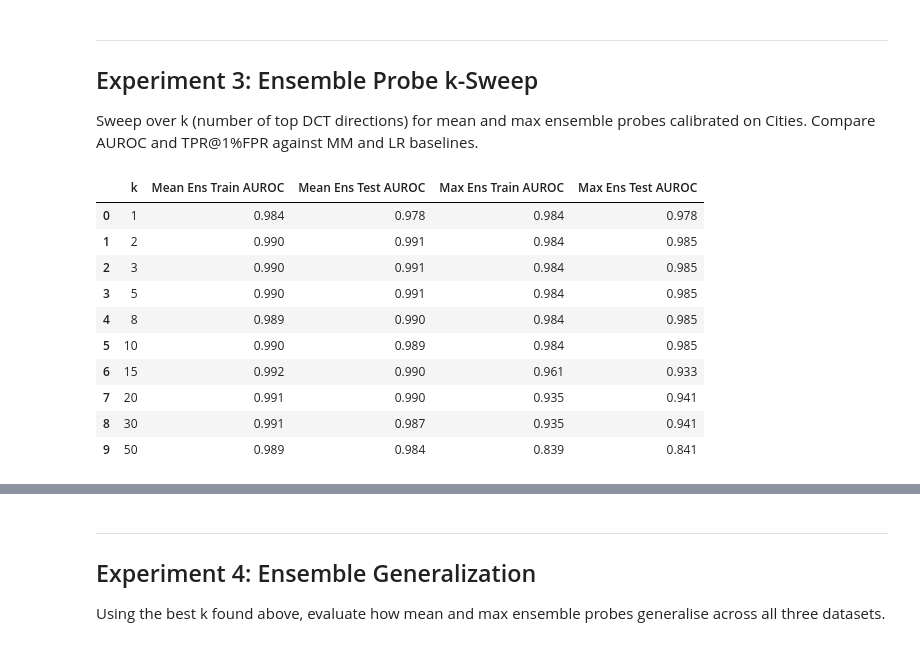
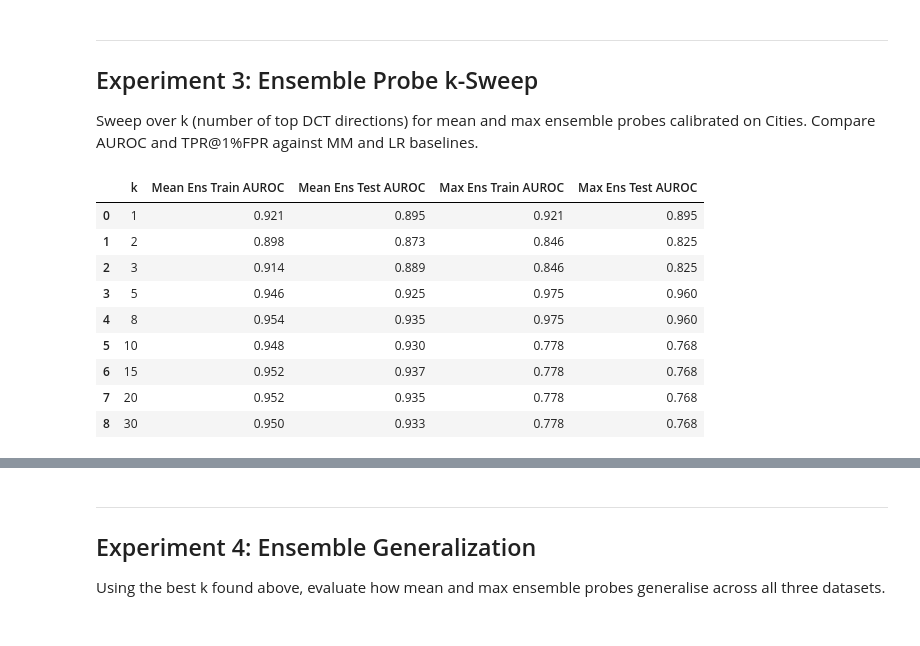
Before and after one commit to andrewstephenfletcher/SPAR-causal-probes, a Jupyter notebook: dct_probes/dct_probe_analysis_v2.ipynb, the cells around one changed output, grey strips where cells are left out. Drawn from its saved outputs; the diff is of its cells as text; code cells hidden in the pictures.

```diff
--- a/dct_probes/dct_probe_analysis_v2.ipynb
+++ b/dct_probes/dct_probe_analysis_v2.ipynb
@@ -35,7 +35,7 @@ print(f"Working directory: {Path.cwd()}")
 # %% [output]
 Working directory: /Users/FletcAW1/Documents/repos/personal/SPAR-causal-probes
 # %%
-EXPERIMENT_NAME = "llama-3.1-8b-32samples"
+EXPERIMENT_NAME = "llama-3.1-8b-40prompts-categorical"
 experiment_dir = Path(f"dct_probes/experiments/{EXPERIMENT_NAME}")
 data_dir = Path("dct_probes/data")
 
@@ -87,3 +87,13 @@ DCT_COLORS = [
     "#0e7490", "#0891b2", "#06b6d4", "#22d3ee", "#67e8f9",
     "#1d4ed8", "#2563eb", "#3b82f6", "#60a5fa", "#93c5fd",
 ]
+# %%
+IMAGE_DIR = Path("dct_probes/images") / EXPERIMENT_NAME
+IMAGE_DIR.mkdir(parents=True, exist_ok=True)
+
+def save_fig(fig, name: str, scale: int = 2) -> None:
+    path = IMAGE_DIR / f"{name}.png"
+    fig.write_image(str(path), scale=scale)
+    print(f"Saved: {path}")
+
+print(f"Image output dir: {IMAGE_DIR}")
@@ -100,9 +112,11 @@ if "judge_category" in df_judge.columns:
     # Categorical schema: score = P(CONFIDENTLY_WRONG) / P(CONFIDENTLY_WRONG | GARBAGE | REFUSAL)
     def lying_score(cats):
         cw  = (cats == "CONFIDENTLY_WRONG").mean()
+        ca  = (cats == "CORRECT").mean()
+        hw  = (cats == "HEDGED_WRONG").mean()
         gc_ = (cats == "GARBAGE").mean()
         ref = (cats == "REFUSAL").mean()
-        return cw / (cw + gc_ + ref + 1e-8)
+        return cw / (cw + gc_ + ref + ca + hw + 1e-8)
 
     steered = df_judge[df_judge["factor_idx"] >= 0].copy()
     mean_deltas = steered.groupby("factor_idx")["judge_category"].apply(lying_score).sort_values(ascending=False)
@@ -433,15 +544,17 @@ TOP_K_DISPLAY = 10
 mm_probe = MMProbe.from_data(train_acts["cities"], train_labels["cities"])
 lr_probe = LRProbe.from_data(train_acts["cities"], train_labels["cities"])
 
-# --- Rank all DCT directions by train AUROC, pick top-K ---
+# --- Rank all DCT directions by judge score, pick top-K ---
+all_indices_by_judge = mean_deltas.index.tolist()
+top_indices_display = all_indices_by_judge[:TOP_K_DISPLAY]
+
+# Compute train AUROCs for the selected directions (for display only)
 dct_train_aurocs: dict[int, float] = {}
-for idx in range(V.shape[1]):
+for idx in top_indices_display:
     direction = V[:, idx].float()
     probe = DirectionalProbe(direction)
     train_probe(probe, train_acts["cities"], train_labels["cities"])
     dct_train_aurocs[idx] = eval_probe(probe, train_acts["cities"], train_labels["cities"])["auroc"]
-
-top_indices_display = sorted(dct_train_aurocs, key=dct_train_aurocs.__getitem__, reverse=True)[:TOP_K_DISPLAY]
 
 dct_probes: dict[str, DirectionalProbe] = {}
 for rank, idx in enumerate(top_indices_display):
@@ -451,14 +564,8 @@ for rank, idx in enumerate(top_indices_display):
     dct_probes[f"DCT #{rank + 1}"] = probe
 
 print(f"Trained MM, LR, and {TOP_K_DISPLAY} DCT directional probes.")
-print(f"DCT indices (ranked by train AUROC): {top_indices_display}")
+print(f"DCT indices (ranked by judge score): {top_indices_display}")
 print(f"Train AUROCs: {[round(dct_train_aurocs[i], 3) for i in top_indices_display]}")
-
-# Compare top-10 probe ranking vs judge score ranking
-if len(mean_deltas) > 0:
-    judge_top10 = mean_deltas.nlargest(TOP_K_DISPLAY).index.tolist()
-    overlap = len(set(top_indices_display) & set(judge_top10))
-    print(f"\nOverlap with top-{TOP_K_DISPLAY} by judge score: {overlap}/{TOP_K_DISPLAY}")
-    print(f"Judge top-{TOP_K_DISPLAY}: {judge_top10}")
+print(f"Judge scores: {[round(float(mean_deltas[i]), 3) for i in top_indices_display]}")
 # %% [output]
 Trained MM, LR, and 10 DCT directional probes.
@@ -710,8 +844,8 @@ Compare AUROC and TPR@1%FPR against MM and LR baselines.
 # %%
 K_VALUES = [k for k in [1, 2, 3, 5, 8, 10, 15, 20, 30, 50] if k <= V.shape[1]]
 
-# Directions ranked by train AUROC (same ordering as top_indices_display)
-all_indices_by_auroc = sorted(dct_train_aurocs, key=dct_train_aurocs.__getitem__, reverse=True)
+# Directions ranked by judge score
+# all_indices_by_judge is already defined in cell-train-baselines
 
 sweep: dict[str, list] = {
     "k": K_VALUES,
@@ -720,44 +854,43 @@ sweep: dict[str, list] = {
     "max_train_auroc": [], "max_test_auroc": [],
     "max_train_tpr1": [], "max_test_tpr1": [],
 }
 
 for k in tqdm(K_VALUES, desc="k-sweep"):
-    top_idx = all_indices_by_auroc[:k]
+    top_idx = all_indices_by_judge[:k]
     directions = V[:, top_idx].float()
 
     for agg in ["mean", "max"]:
         probe = FixedEnsembleProbe(directions, aggregation=agg)
         train_probe(probe, train_acts["cities"], train_labels["cities"])
 
         tr = eval_probe(probe, train_acts["cities"], train_labels["cities"])
         te = eval_probe(probe, test_acts["cities"], test_labels["cities"])
 
         sweep[f"{agg}_train_auroc"].append(tr["auroc"])
         sweep[f"{agg}_test_auroc"].append(te["auroc"])
         sweep[f"{agg}_train_tpr1"].append(tr["tpr@1fpr"])
         sweep[f"{agg}_test_tpr1"].append(te["tpr@1fpr"])
 
 # Summary table
 sweep_df = pd.DataFrame({
     "k": sweep["k"],
     "Mean Ens Train AUROC": [f"{v:.3f}" for v in sweep["mean_train_auroc"]],
     "Mean Ens Test AUROC": [f"{v:.3f}" for v in sweep["mean_test_auroc"]],
     "Max Ens Train AUROC": [f"{v:.3f}" for v in sweep["max_train_auroc"]],
     "Max Ens Test AUROC": [f"{v:.3f}" for v in sweep["max_test_auroc"]],
 })
 display(sweep_df)
 # %% [output]
 |  | k | Mean Ens Train AUROC | Mean Ens Test AUROC | Max Ens Train AUROC | Max Ens Test AUROC |
-| 0 | 1 | 0.984 | 0.978 | 0.984 | 0.978 |
-| 1 | 2 | 0.990 | 0.991 | 0.984 | 0.985 |
-| 2 | 3 | 0.990 | 0.991 | 0.984 | 0.985 |
-| 3 | 5 | 0.990 | 0.991 | 0.984 | 0.985 |
-| 4 | 8 | 0.989 | 0.990 | 0.984 | 0.985 |
-| 5 | 10 | 0.990 | 0.989 | 0.984 | 0.985 |
-| 6 | 15 | 0.992 | 0.990 | 0.961 | 0.933 |
-| 7 | 20 | 0.991 | 0.990 | 0.935 | 0.941 |
-| 8 | 30 | 0.991 | 0.987 | 0.935 | 0.941 |
-| 9 | 50 | 0.989 | 0.984 | 0.839 | 0.841 |
+| 0 | 1 | 0.921 | 0.895 | 0.921 | 0.895 |
+| 1 | 2 | 0.898 | 0.873 | 0.846 | 0.825 |
+| 2 | 3 | 0.914 | 0.889 | 0.846 | 0.825 |
+| 3 | 5 | 0.946 | 0.925 | 0.975 | 0.960 |
+| 4 | 8 | 0.954 | 0.935 | 0.975 | 0.960 |
+| 5 | 10 | 0.948 | 0.930 | 0.778 | 0.768 |
+| 6 | 15 | 0.952 | 0.937 | 0.778 | 0.768 |
+| 7 | 20 | 0.952 | 0.935 | 0.778 | 0.768 |
+| 8 | 30 | 0.950 | 0.933 | 0.778 | 0.768 |
 # %%
 mm_test_cities = eval_probe(mm_probe, test_acts["cities"], test_labels["cities"])
 lr_test_cities = eval_probe(lr_probe, test_acts["cities"], test_labels["cities"])
```
Also changed, not shown: parts of 18 cells of this notebook, 1 other file.
